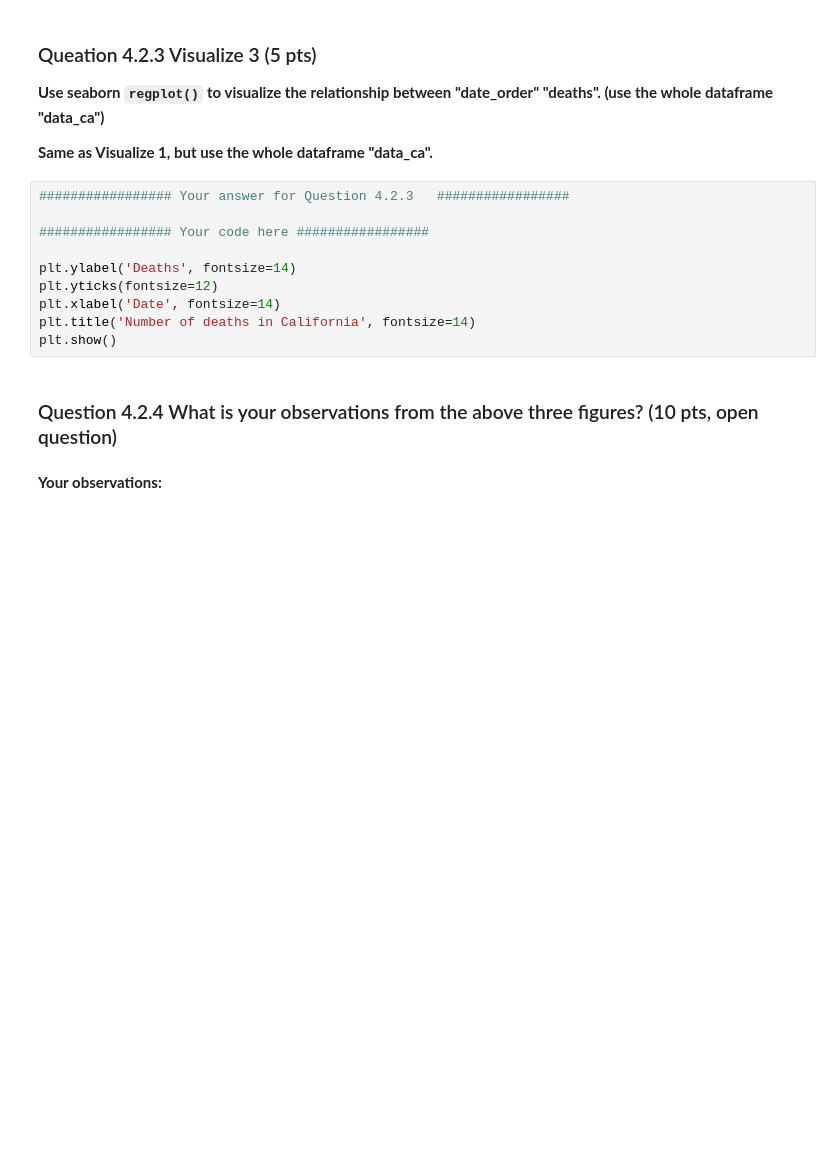
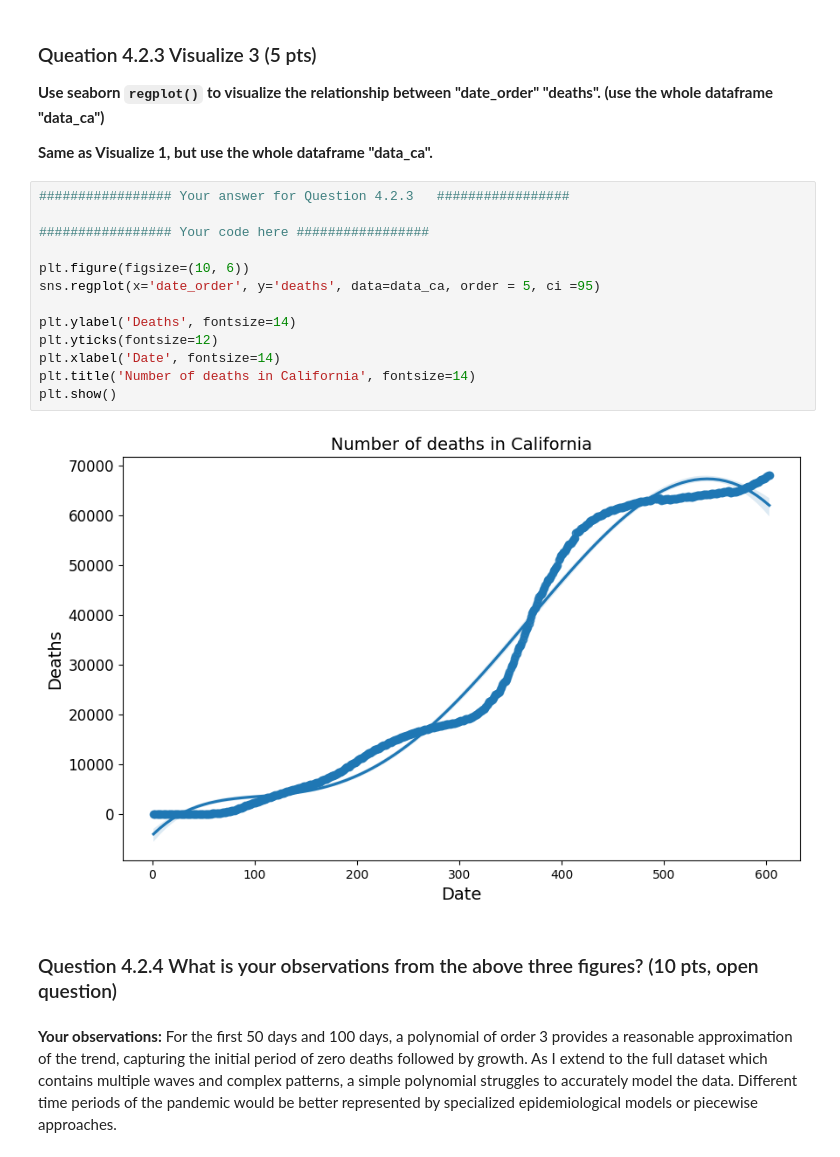
Before and after one commit to Mengxiao-Hu/CSE242, a Jupyter notebook: Assignment1.ipynb, the cells around one changed output. Cells and saved outputs as stored; diff of their text form; blank space fills up the shorter version.

```diff
--- a/Assignment1.ipynb
+++ b/Assignment1.ipynb
@@ -255,14 +382,20 @@ plt.show()
 # %%
 ################# Your answer for Question 4.2.3   #################
 
 ################# Your code here #################
+
+plt.figure(figsize=(10, 6))
+sns.regplot(x='date_order', y='deaths', data=data_ca, order = 5, ci =95)
 
 plt.ylabel('Deaths', fontsize=14)
 plt.yticks(fontsize=12)
 plt.xlabel('Date', fontsize=14)
 plt.title('Number of deaths in California', fontsize=14)
 plt.show()
+# %% [output]
+[figure, added]
 # %% [markdown]
 ### Question 4.2.4 What is your observations from the above three figures? (10 pts, open question)
 # %% [markdown]
 **Your observations:**
+For the first 50 days and 100 days, a polynomial of order 3 provides a reasonable approximation of the trend, capturing the initial period of zero deaths followed by growth. As I extend to the full dataset which contains multiple waves and complex patterns, a simple polynomial struggles to accurately model the data. Different time periods of the pandemic would be better represented by specialized epidemiological models or piecewise approaches.
```
Also changed, not shown: parts of 24 cells of this notebook.
